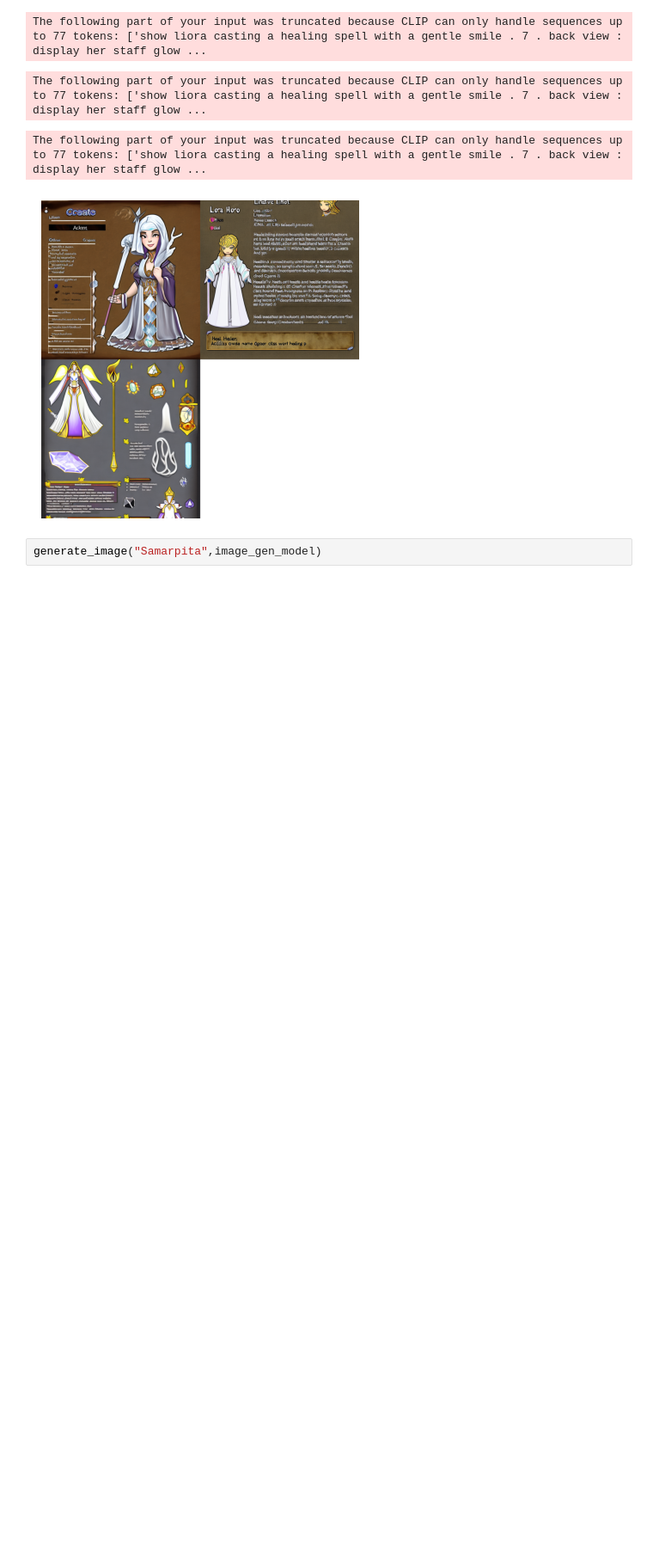
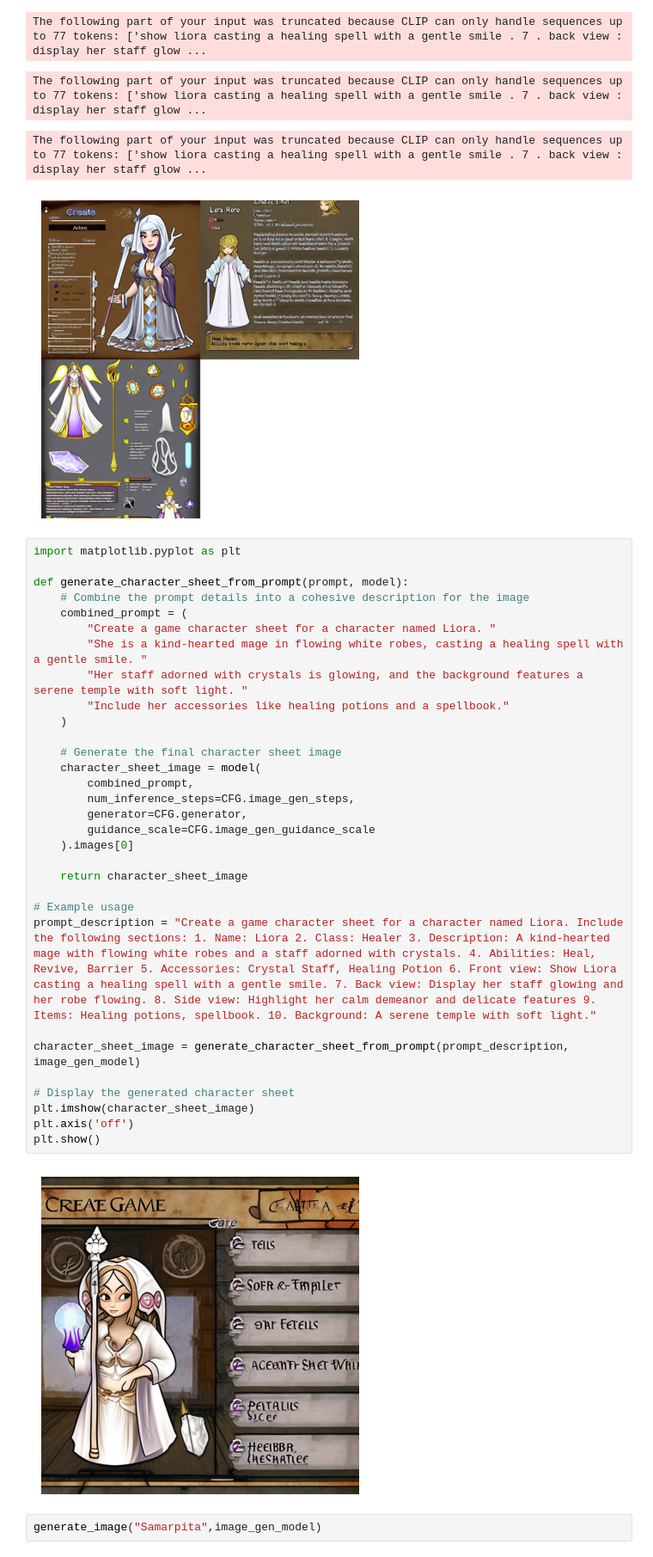
Before and after one commit to SamarpitaBDas/character_design_ai, a Jupyter notebook: character_sheet_generator.ipynb, the cells around one changed output. Shown at 86% size. Drawn from its saved outputs; the diff is of its cells as text; blank space fills up the shorter version.

```diff
--- a/character_sheet_generator.ipynb
+++ b/character_sheet_generator.ipynb
@@ -95,6 +91,39 @@ The following part of your input was truncated because CLIP can only handle sequ
 The following part of your input was truncated because CLIP can only handle sequences up to 77 tokens: ['show liora casting a healing spell with a gentle smile . 7 . back view : display her staff glow ...
 The following part of your input was truncated because CLIP can only handle sequences up to 77 tokens: ['show liora casting a healing spell with a gentle smile . 7 . back view : display her staff glow ...
 [figure]
+# %%
+import matplotlib.pyplot as plt
+
+def generate_character_sheet_from_prompt(prompt, model):
+    # Combine the prompt details into a cohesive description for the image
+    combined_prompt = (
+        "Create a game character sheet for a character named Liora. "
+        "She is a kind-hearted mage in flowing white robes, casting a healing spell with a gentle smile. "
+        "Her staff adorned with crystals is glowing, and the background features a serene temple with soft light. "
+        "Include her accessories like healing potions and a spellbook."
+    )
+
+    # Generate the final character sheet image
+    character_sheet_image = model(
+        combined_prompt,
+        num_inference_steps=CFG.image_gen_steps,
+        generator=CFG.generator,
+        guidance_scale=CFG.image_gen_guidance_scale
+    ).images[0]
+
+    return character_sheet_image
+
+# Example usage
+prompt_description = "Create a game character sheet for a character named Liora. Include the following sections: 1. Name: Liora 2. Class: Healer 3. Description: A kind-hearted mage with flowing white robes and a staff adorned with crystals. 4. Abilities: Heal, Revive, Barrier 5. Accessories: Crystal Staff, Healing Potion 6. Front view: Show Liora casting a healing spell with a gentle smile. 7. Back view: Display her staff glowing and her robe flowing. 8. Side view: Highlight her calm demeanor and delicate features 9. Items: Healing potions, spellbook. 10. Background: A serene temple with soft light."
+
+character_sheet_image = generate_character_sheet_from_prompt(prompt_description, image_gen_model)
+
+# Display the generated character sheet
+plt.imshow(character_sheet_image)
+plt.axis('off')
+plt.show()
+# %% [output]
+[figure, added]
 # %%
 generate_image("Samarpita",image_gen_model)
 # %% [output]
```
Also changed, not shown: parts of 4 cells of this notebook.
